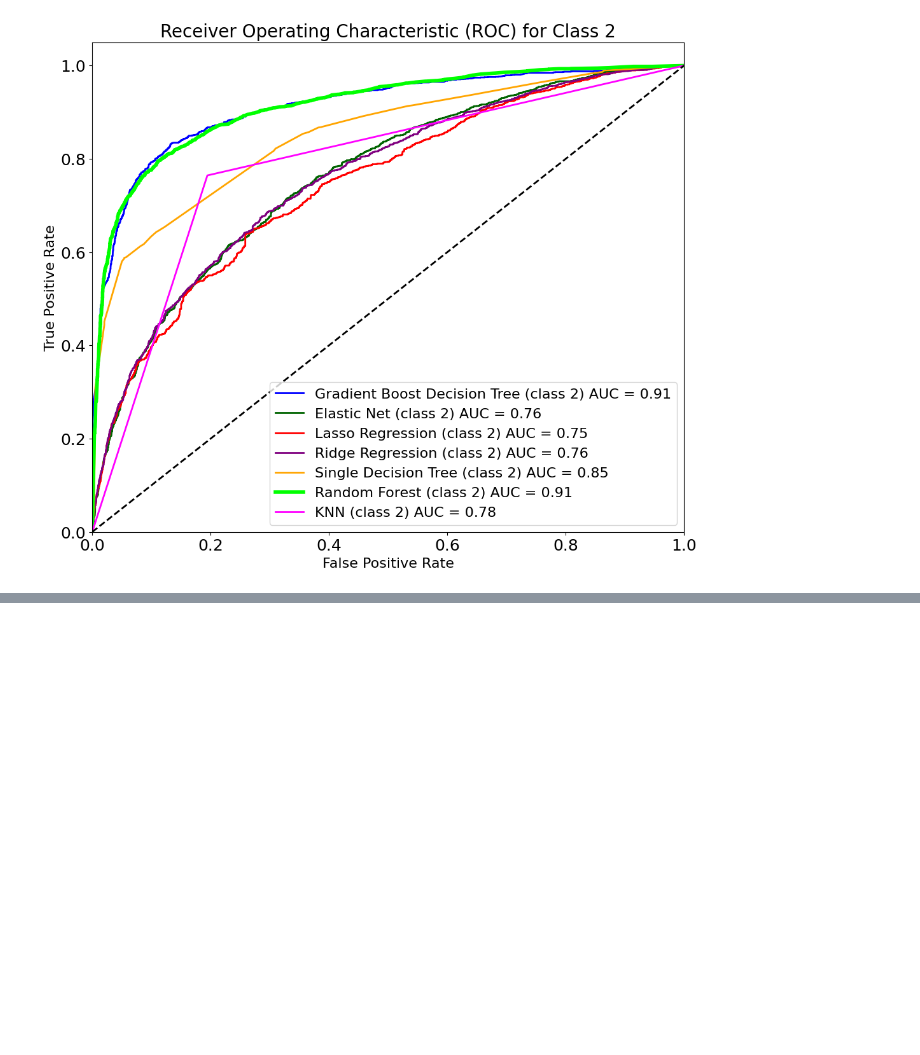
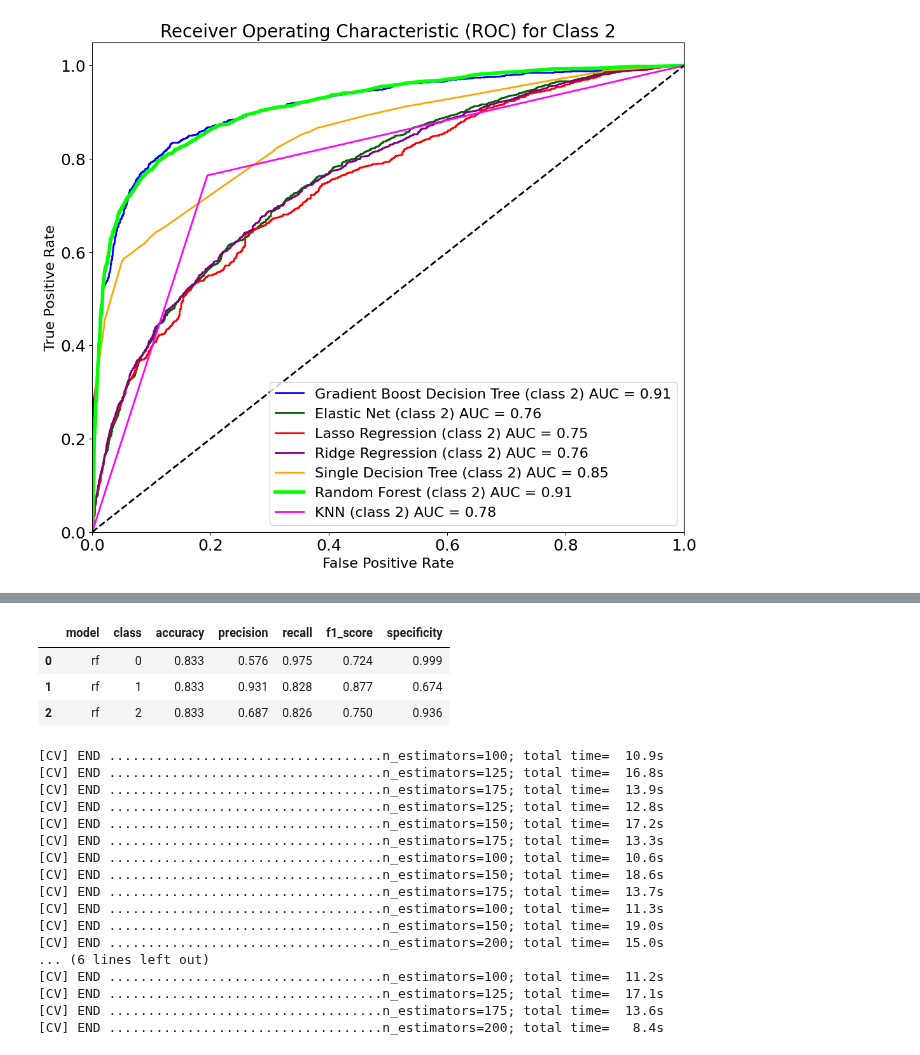
Before and after one commit to teamlunarlanding/Pharma-Drug-Surveillance, a Jupyter notebook: Modeling-with-ImputedPrices.ipynb, the cells around one changed output, grey strips where cells are left out. Drawn from its saved outputs; the diff is of its cells as text; code cells hidden in the pictures; blank space fills up the shorter version.

Commit message:
TopModelValidation

```diff
--- a/Modeling-with-ImputedPrices.ipynb
+++ b/Modeling-with-ImputedPrices.ipynb
@@ -1469,0 +1488,29 @@ plt.show()
+# %%
+model_name = 'rf'
+
+# Run model on test data, generate confusion matrix, save y_pred
+rf_metrics_df_val, rf_img_path_val, rf_y_pred_val = evaluate_model(rf, X_val_encoded, y_val, labels=[0, 1, 2], model_name=model_name)
+
+rf_metrics_df_val.head()
+# %% [output]
+|  | model | class | accuracy | precision | recall | f1_score | specificity |
+| 0 | rf | 0 | 0.833 | 0.576 | 0.975 | 0.724 | 0.999 |
+| 1 | rf | 1 | 0.833 | 0.931 | 0.828 | 0.877 | 0.674 |
+| 2 | rf | 2 | 0.833 | 0.687 | 0.826 | 0.750 | 0.936 |
+[CV] END ...................................n_estimators=100; total time=  10.9s
+[CV] END ...................................n_estimators=125; total time=  16.8s
+[CV] END ...................................n_estimators=175; total time=  13.9s
+[CV] END ...................................n_estimators=125; total time=  12.8s
+[CV] END ...................................n_estimators=150; total time=  17.2s
+[CV] END ...................................n_estimators=175; total time=  13.3s
+[CV] END ...................................n_estimators=100; total time=  10.6s
+[CV] END ...................................n_estimators=150; total time=  18.6s
+[CV] END ...................................n_estimators=175; total time=  13.7s
+[CV] END ...................................n_estimators=100; total time=  11.3s
+[CV] END ...................................n_estimators=150; total time=  19.0s
+[CV] END ...................................n_estimators=200; total time=  15.0s
+... (6 lines left out)
+[CV] END ...................................n_estimators=100; total time=  11.2s
+[CV] END ...................................n_estimators=125; total time=  17.1s
+[CV] END ...................................n_estimators=175; total time=  13.6s
+[CV] END ...................................n_estimators=200; total time=   8.4s
```
Also changed, not shown: parts of 6 cells of this notebook, 1 other file.
